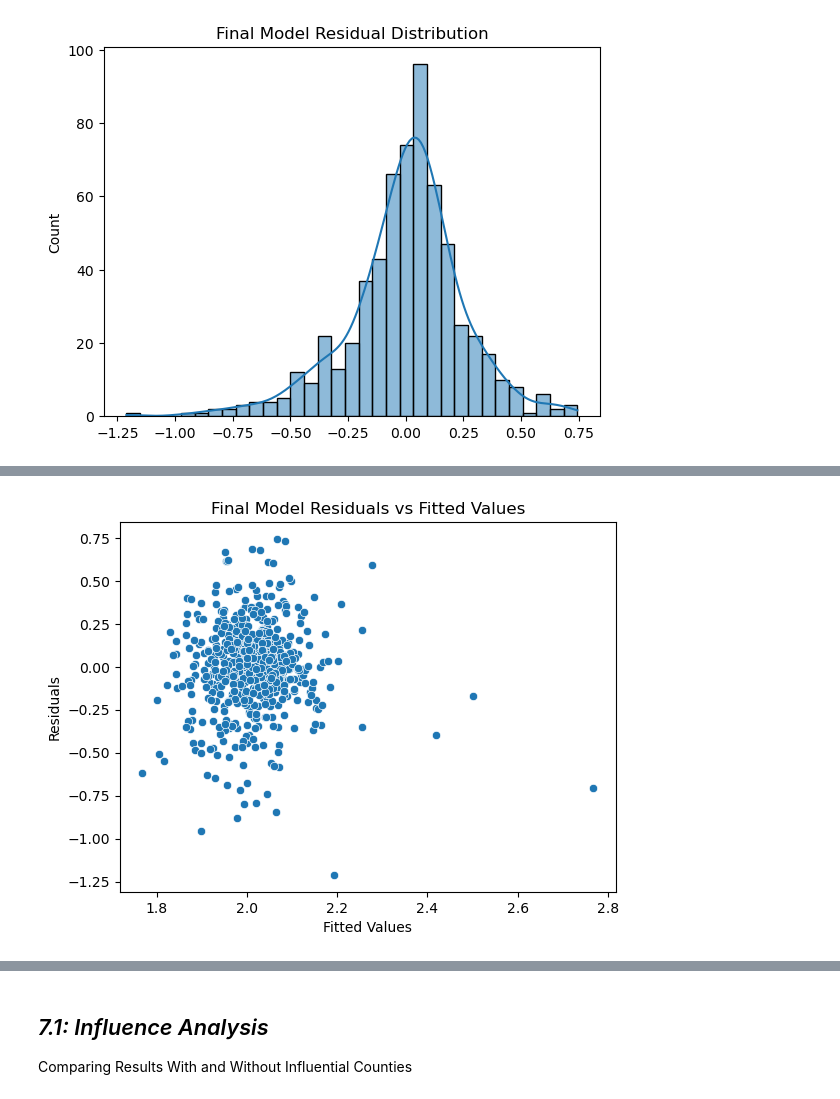
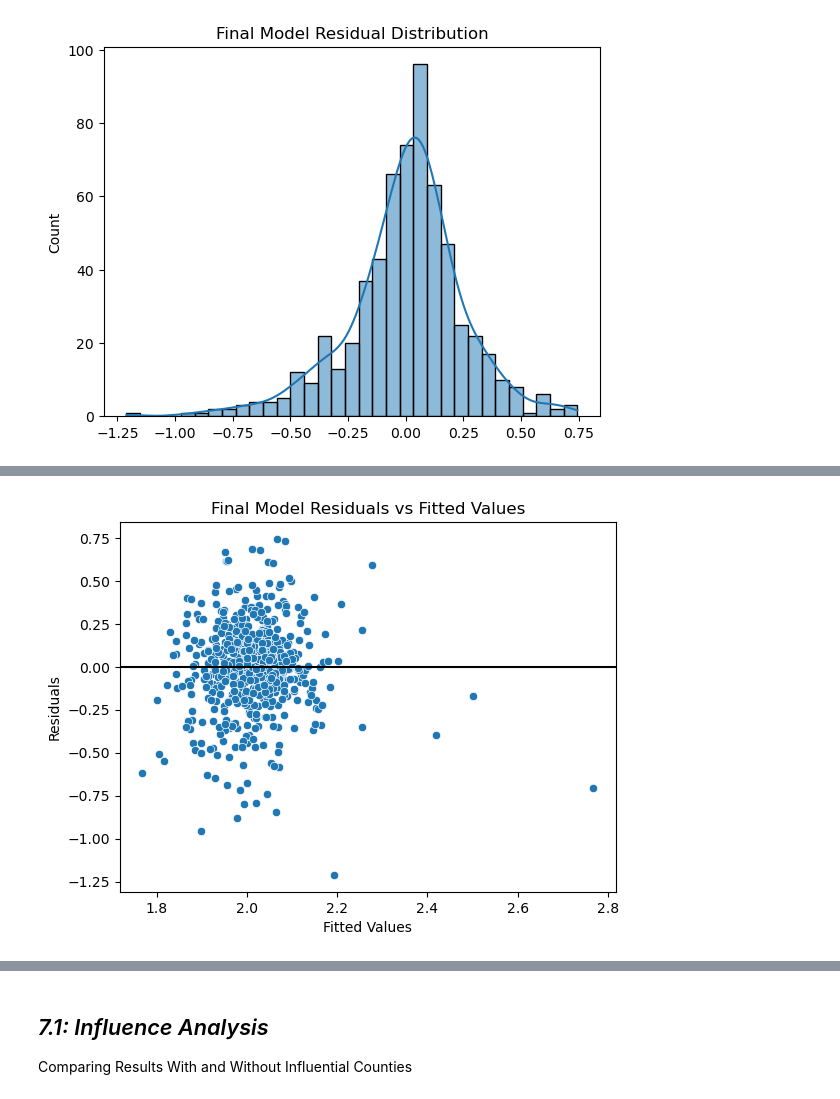
Before and after one commit to alcndram/5574-final, a Jupyter notebook: final_code.ipynb, the cells around one changed output, grey strips where cells are left out. Cells and saved outputs as stored; diff of their text form; code cells hidden in the pictures.

```diff
--- a/final_code.ipynb
+++ b/final_code.ipynb
@@ -737,16 +710,16 @@ plt.show()
 # %%
 #residuals vs fitted values
 sns.scatterplot(
     x=final_result.fittedvalues,
     y=final_result.resid
 )
-
+plt.axhline(0, color='black')
 plt.xlabel('Fitted Values')
 plt.ylabel('Residuals')
 plt.title('Final Model Residuals vs Fitted Values')
 plt.show()
 # %% [output]
-[figure, old version]
+[figure, new version]
 # %%
 # Cook's Distance for the final model
 
```
Also changed, not shown: parts of 7 cells of this notebook.
